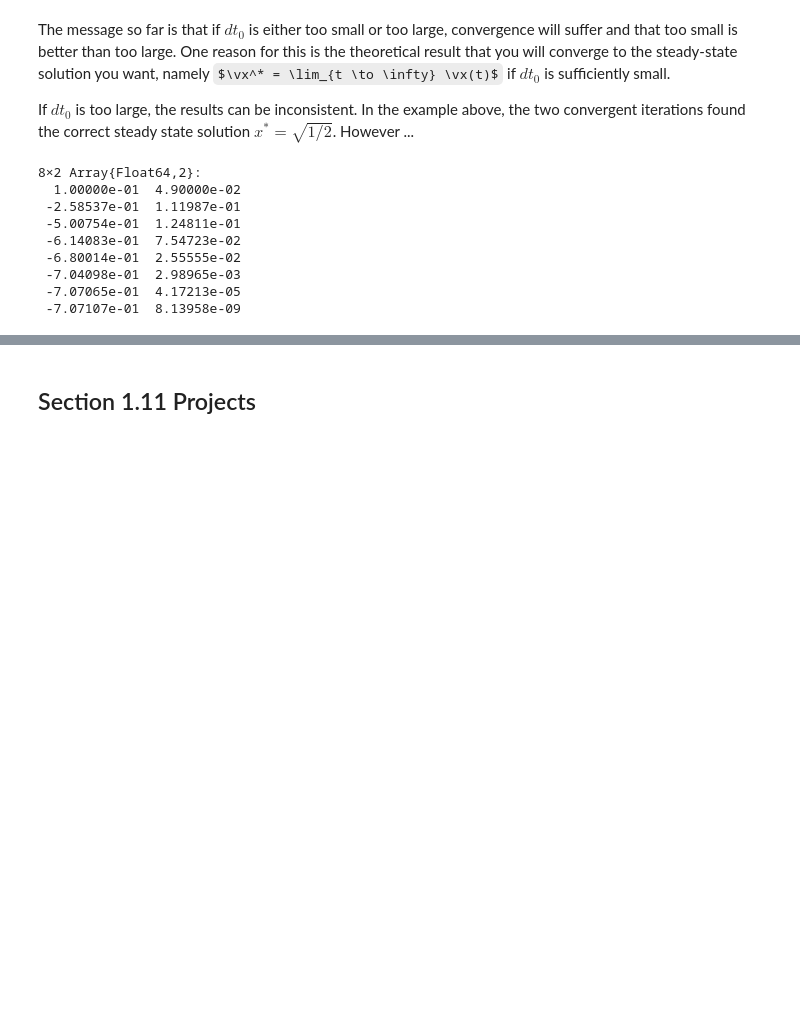
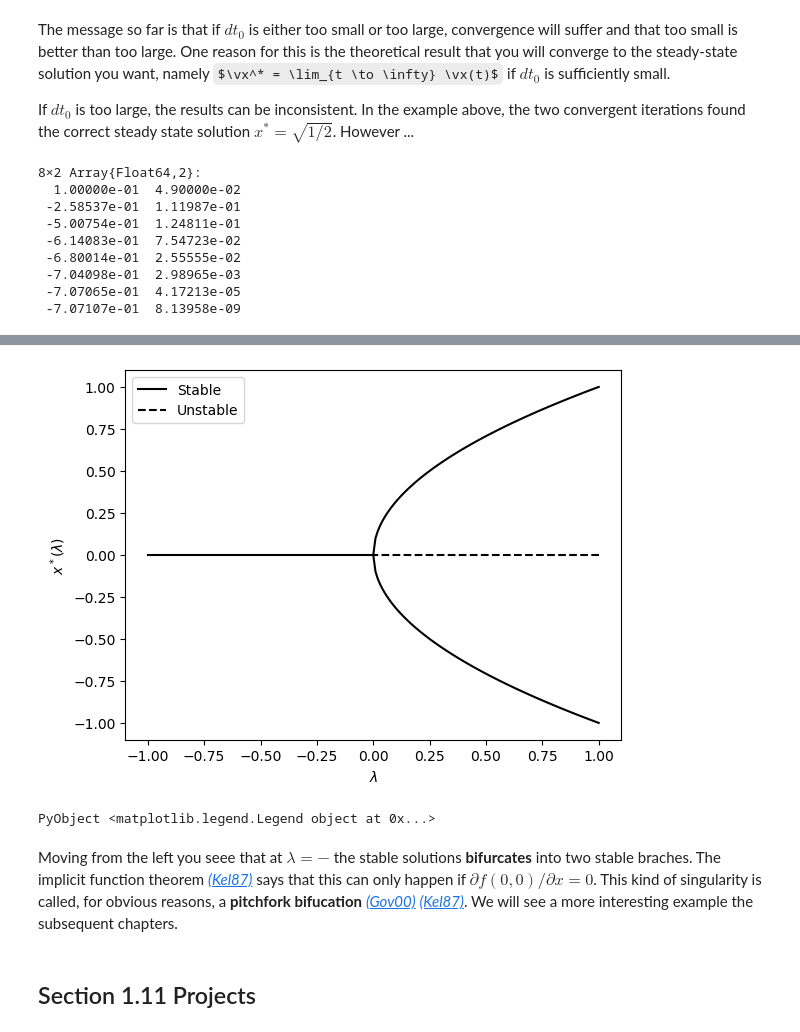
Before and after one commit to ctkelley/NotebookSIAMFANL, a Jupyter notebook: SIAMFANLCh1s.ipynb, the cells around one changed output, grey strips where cells are left out. Drawn from its saved outputs; the diff is of its cells as text; code cells hidden in the pictures; some formulas as TeX source; blank space fills up the shorter version.

Commit message:
Moving toward v0.2.1

```diff
--- a/SIAMFANLCh1s.ipynb
+++ b/SIAMFANLCh1s.ipynb
@@ -440,3 +454,15 @@ That's something to think about, isn't it? Note that the residual norm __increas
+# %%
+PitchFork1()
+# %% [output]
+[figure, added]
+PyObject <matplotlib.legend.Legend object at 0x...>
+# %% [markdown]
+Moving from the left you seee that at $\lambda = -$ the stable solutions __bifurcates__ into two stable braches. The implicit function theorem
+<cite data-cite="herb"><a href="siamfa.html#herb">(Kel87)</cite>
+says that this can only happen if $\partial f(0,0)/\partial x = 0$. This kind of singularity is called, for obvious reasons, a __pitchfork bifucation__
+<cite data-cite="govaerts"><a href="siamfa.html#govaerts">(Gov00)</cite>
+<cite data-cite="herb"><a href="siamfa.html#herb">(Kel87)</cite>.
+We will see a more interesting example the subsequent chapters.
 # %% [markdown]
 ## Section 1.11 Projects
 # %% [markdown]
```
Also changed, not shown: parts of 9 cells of this notebook, 4 other files.
